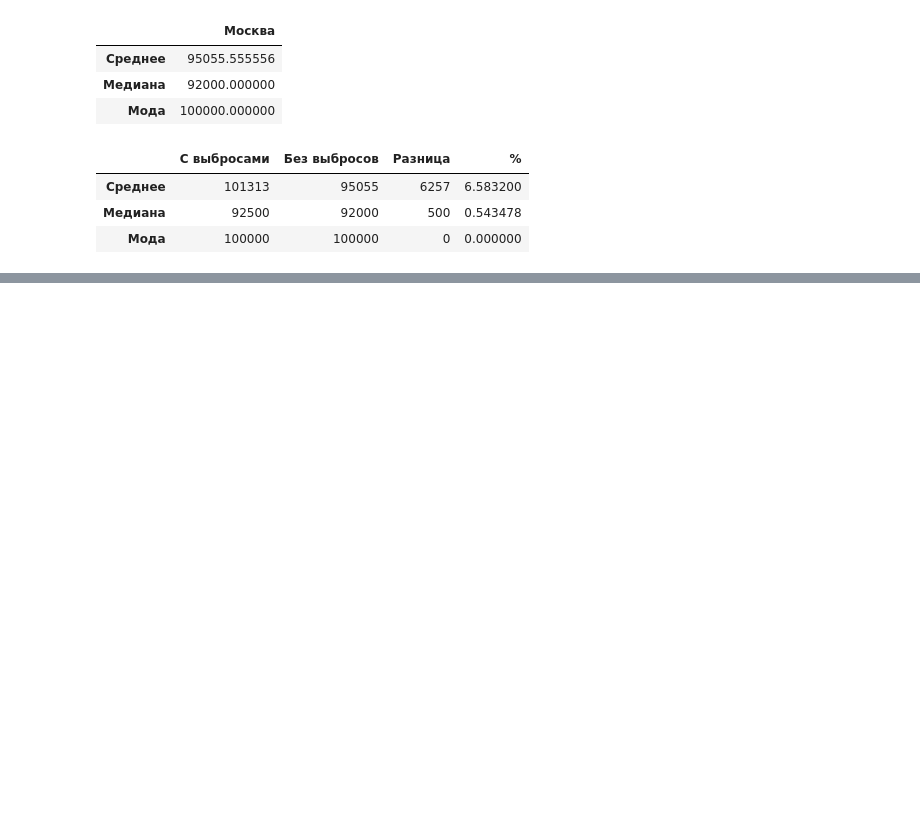
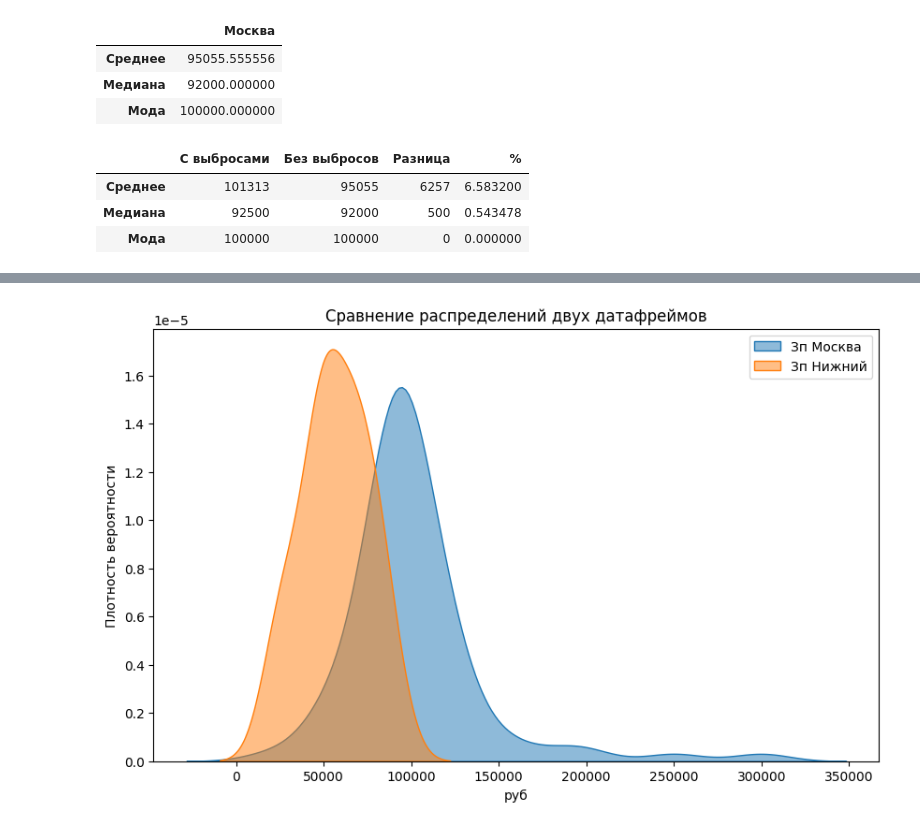
Before and after one commit to DianaLed/hh_ru_teachers_salaries, a Jupyter notebook: src/analysis.ipynb, the cells around one changed output, grey strips where cells are left out. Drawn from its saved outputs; the diff is of its cells as text; code cells hidden in the pictures; blank space fills up the shorter version.

```diff
--- a/src/analysis.ipynb
+++ b/src/analysis.ipynb
@@ -234,0 +232,14 @@ display(res)
+# %%
+plt.figure(figsize=(10, 6))
+
+sns.kdeplot(data=dataMo, label='Зп Москва', fill=True, alpha=0.5)
+
+sns.kdeplot(data=dataNn, label='Зп Нижний', fill=True, alpha=0.5)
+
+plt.title('Сравнение распределений двух датафреймов')
+plt.xlabel('руб')
+plt.ylabel('Плотность вероятности')
+plt.legend()
+plt.show()
+# %% [output]
+[figure, added]
```
Also changed, not shown: parts of 3 cells of this notebook.
